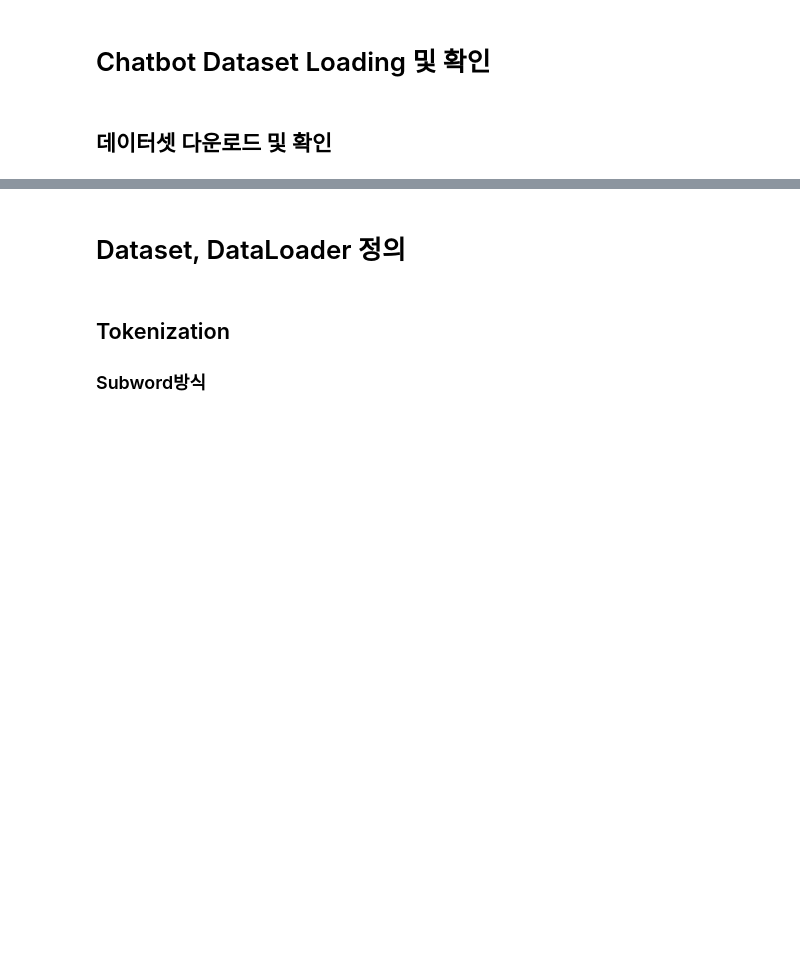
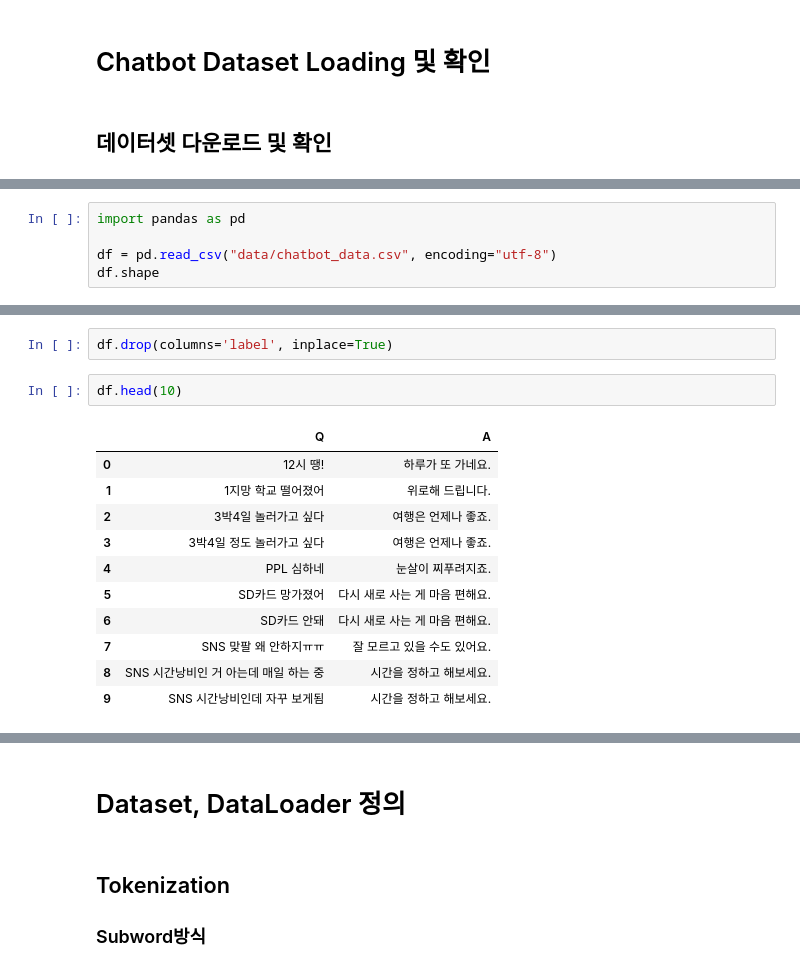
Before and after one commit to ksryong0/SKN21, a Jupyter notebook: 08_NLP-자연어처리/10_Seq2Seq_chatbot.ipynb, the cells around one changed output, grey strips where cells are left out. Drawn from its saved outputs; the diff is of its cells as text; blank space fills up the shorter version.

```diff
--- a/08_NLP-자연어처리/10_Seq2Seq_chatbot.ipynb
+++ b/08_NLP-자연어처리/10_Seq2Seq_chatbot.ipynb
@@ -66,0 +76,5 @@ url = "https://raw.githubusercontent.com/songys/Chatbot_data/refs/heads/master/C
+# %%
+import pandas as pd
+
+df = pd.read_csv("data/chatbot_data.csv", encoding="utf-8")
+df.shape
@@ -66,0 +96,16 @@ url = "https://raw.githubusercontent.com/songys/Chatbot_data/refs/heads/master/C
+# %%
+df.drop(columns='label', inplace=True)
+# %%
+df.head(10)
+# %% [output]
+|  | Q | A |
+| 0 | 12시 땡! | 하루가 또 가네요. |
+| 1 | 1지망 학교 떨어졌어 | 위로해 드립니다. |
+| 2 | 3박4일 놀러가고 싶다 | 여행은 언제나 좋죠. |
+| 3 | 3박4일 정도 놀러가고 싶다 | 여행은 언제나 좋죠. |
+| 4 | PPL 심하네 | 눈살이 찌푸려지죠. |
+| 5 | SD카드 망가졌어 | 다시 새로 사는 게 마음 편해요. |
+| 6 | SD카드 안돼 | 다시 새로 사는 게 마음 편해요. |
+| 7 | SNS 맞팔 왜 안하지ㅠㅠ | 잘 모르고 있을 수도 있어요. |
+| 8 | SNS 시간낭비인 거 아는데 매일 하는 중 | 시간을 정하고 해보세요. |
+| 9 | SNS 시간낭비인데 자꾸 보게됨 | 시간을 정하고 해보세요. |
```
Also changed, not shown: parts of 55 cells of this notebook, 2 other files.
